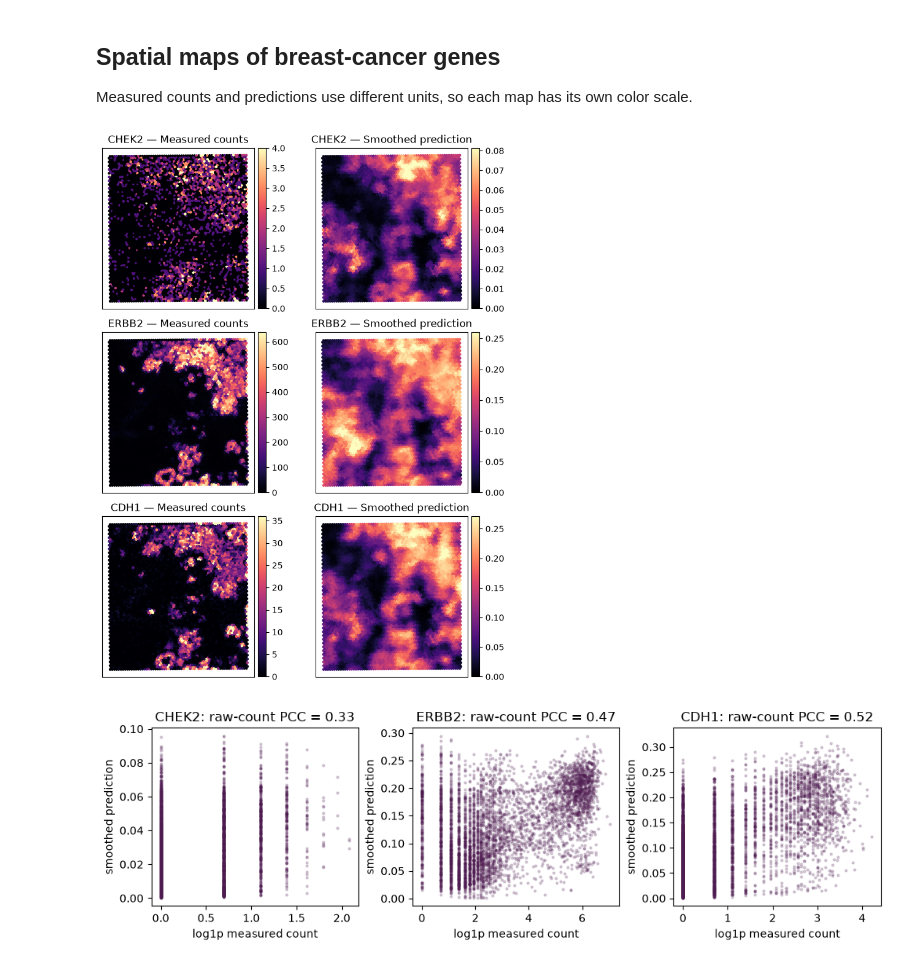
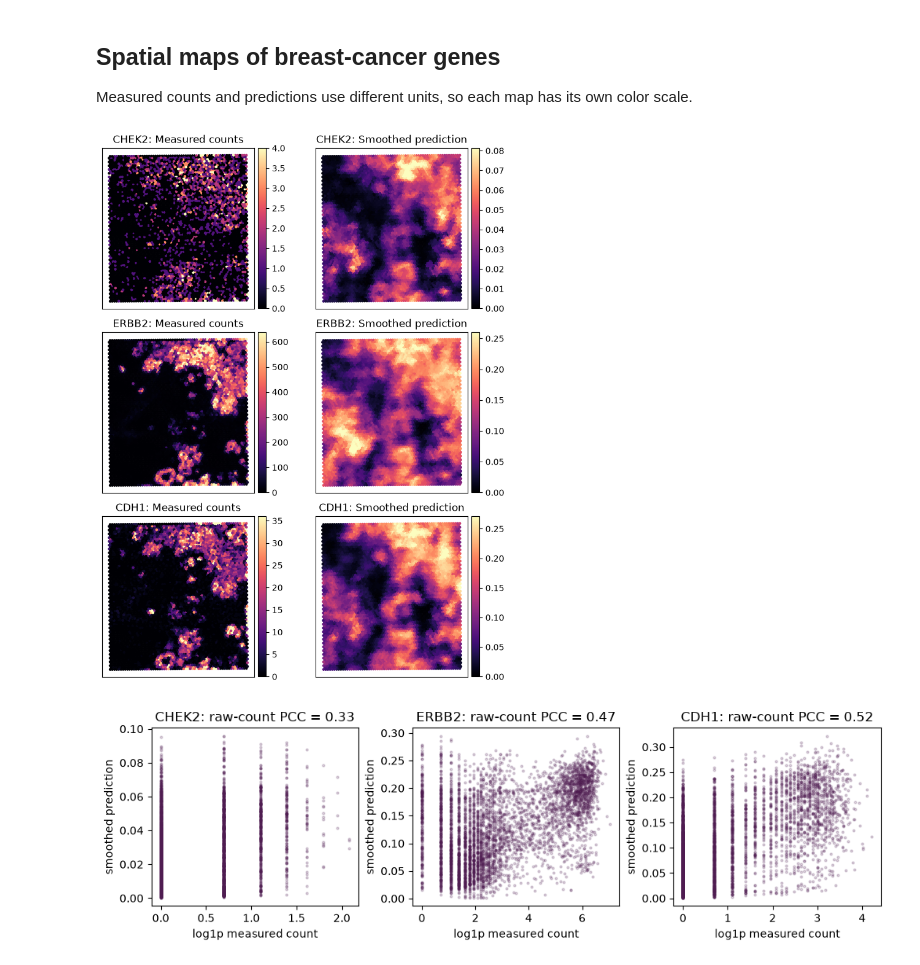
Before and after one commit to rendeirolab/lazyslide-tutorials, a Jupyter notebook: tutorials/gene_expression_prediction.ipynb, the cells around one changed output. Cells and saved outputs as stored; diff of their text form; code cells hidden in the pictures.

```diff
--- a/tutorials/gene_expression_prediction.ipynb
+++ b/tutorials/gene_expression_prediction.ipynb
@@ -247,28 +247,28 @@ Measured counts and predictions use different units, so each map has its own col
 # %%
 fig, axes = plt.subplots(len(TARGET_GENES), 2, figsize=(7, 9), constrained_layout=True)
 for row, gene in enumerate(TARGET_GENES):
     observed = dense_array(measured[:, gene].X).ravel()
     estimated = dense_array(pred_smoothed[:, gene].X).ravel()
     panels = [(observed, "Measured counts"), (estimated, "Smoothed prediction")]
     for ax, (values, title) in zip(axes[row], panels, strict=True):
         artist = ax.scatter(
             selected_xy[:, 0],
             selected_xy[:, 1],
             c=values,
             s=5,
             cmap="magma",
             vmin=0,
             vmax=np.quantile(values, 0.99),
         )
         ax.invert_yaxis()
         ax.set_aspect("equal")
         ax.set_xticks([])
         ax.set_yticks([])
-        ax.set_title(f"{gene} — {title}")
+        ax.set_title(f"{gene}: {title}")
         fig.colorbar(artist, ax=ax, fraction=0.046, pad=0.02)
 plt.show()
 # %% [output]
-[figure, old version]
+[figure, new version]
 # %%
 fig, axes = plt.subplots(1, len(TARGET_GENES), figsize=(10, 3), constrained_layout=True)
 for ax, gene in zip(axes, TARGET_GENES, strict=True):
```
Also changed, not shown: parts of 9 cells of this notebook, 13 other files.
